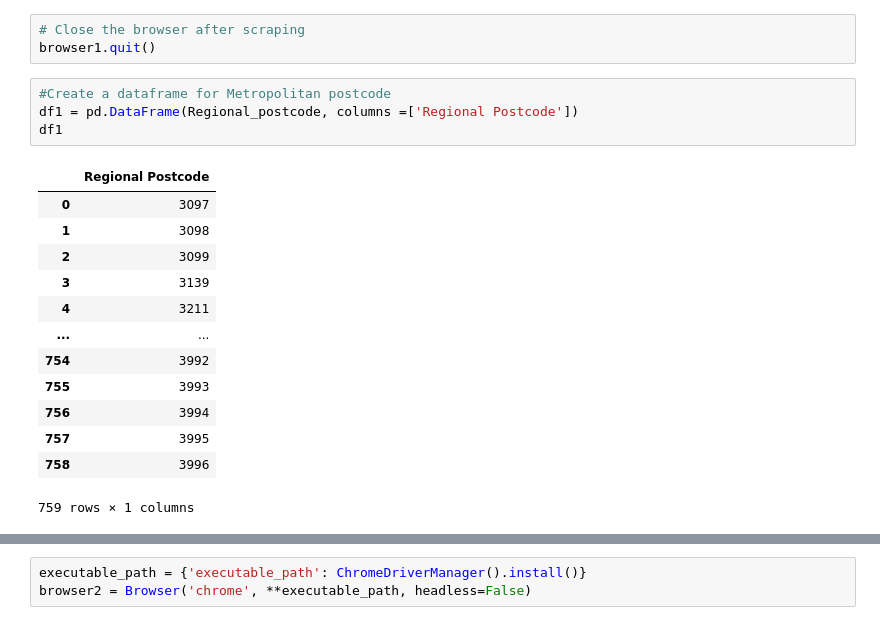
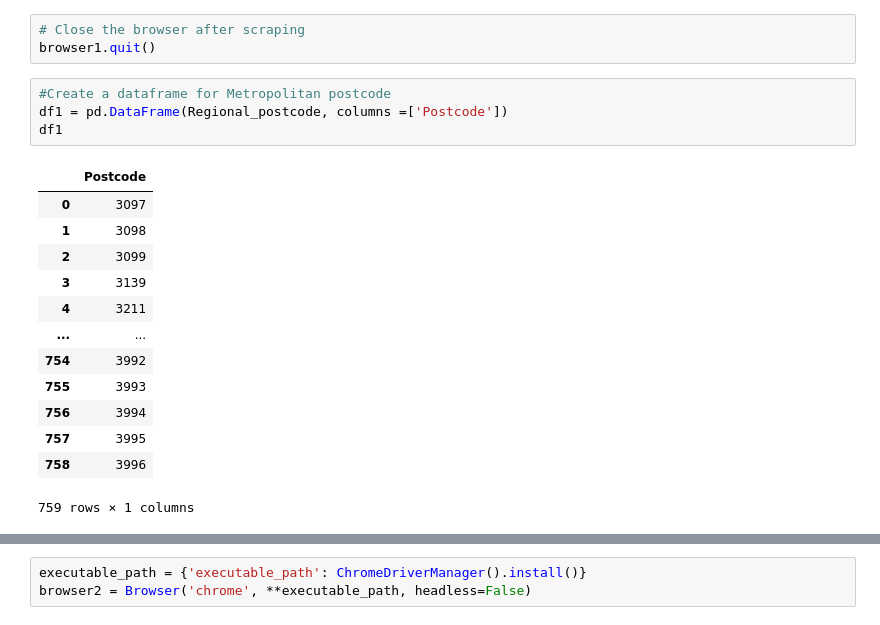
Before and after one commit to lindalevy/Project2_ETL, a Jupyter notebook: Working code/Postcode Web Scraping.ipynb, the cells around one changed output, grey strips where cells are left out. Cells and saved outputs as stored; diff of their text form.

```diff
--- a/Working code/Postcode Web Scraping.ipynb
+++ b/Working code/Postcode Web Scraping.ipynb
@@ -95,10 +95,10 @@ print(Regional_postcode)
 browser1.quit()
 # %%
 #Create a dataframe for Metropolitan postcode
-df1 = pd.DataFrame(Regional_postcode, columns =['Regional Postcode'])
+df1 = pd.DataFrame(Regional_postcode, columns =['Postcode'])
 df1
 # %% [output]
-|  | Regional Postcode |
+|  | Postcode |
 | 0 | 3097 |
 | 1 | 3098 |
 | 2 | 3099 |
```
Also changed, not shown: parts of 6 cells of this notebook, 3 other files.
